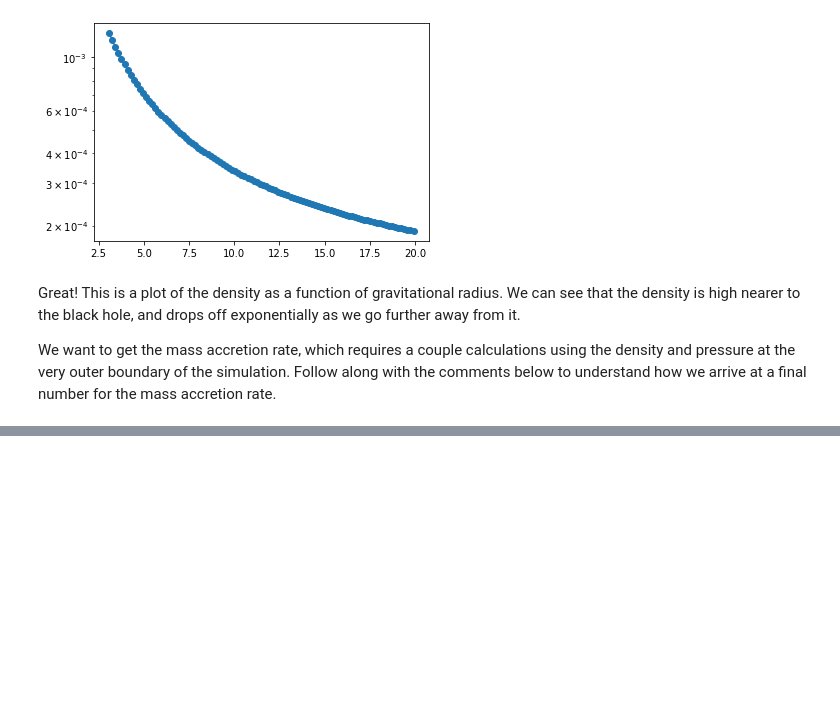
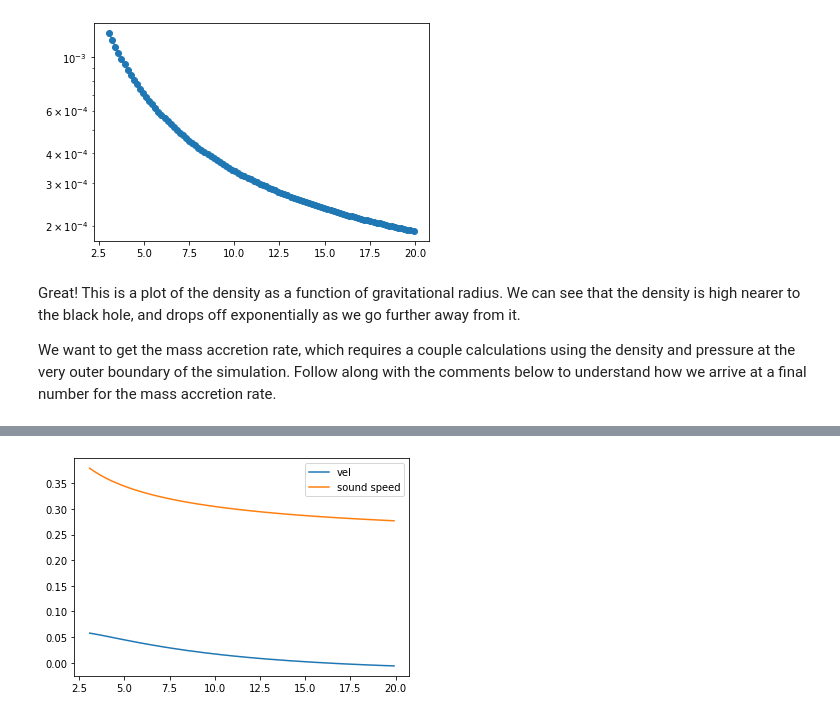
Before and after one commit to connor-mcclellan/bondi-accretion, a Jupyter notebook: scripts/01_plot-single-frame.ipynb, the cells around one changed output, grey strips where cells are left out. Cells and saved outputs as stored; diff of their text form; code cells hidden in the pictures; blank space fills up the shorter version.

```diff
--- a/scripts/01_plot-single-frame.ipynb
+++ b/scripts/01_plot-single-frame.ipynb
@@ -66,0 +69,9 @@ mdot
+# %%
+cs = np.sqrt(gamma * press / rho)
+
+plt.plot(r, -v, label='vel')
+plt.plot(r, cs, label='sound speed')
+plt.legend()
+plt.show()
+# %% [output]
+[figure, added]
```
Also changed, not shown: parts of 4 cells of this notebook.
